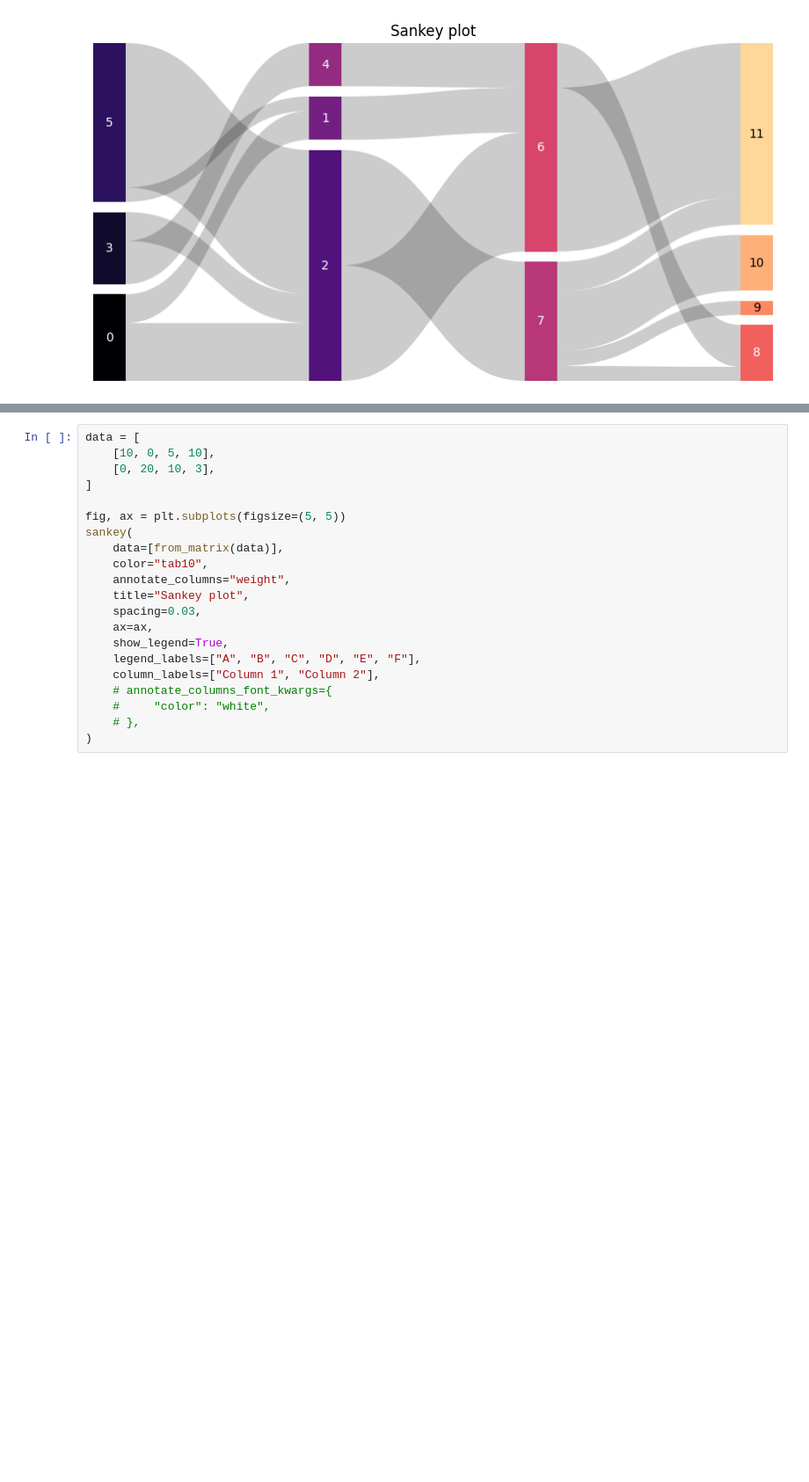
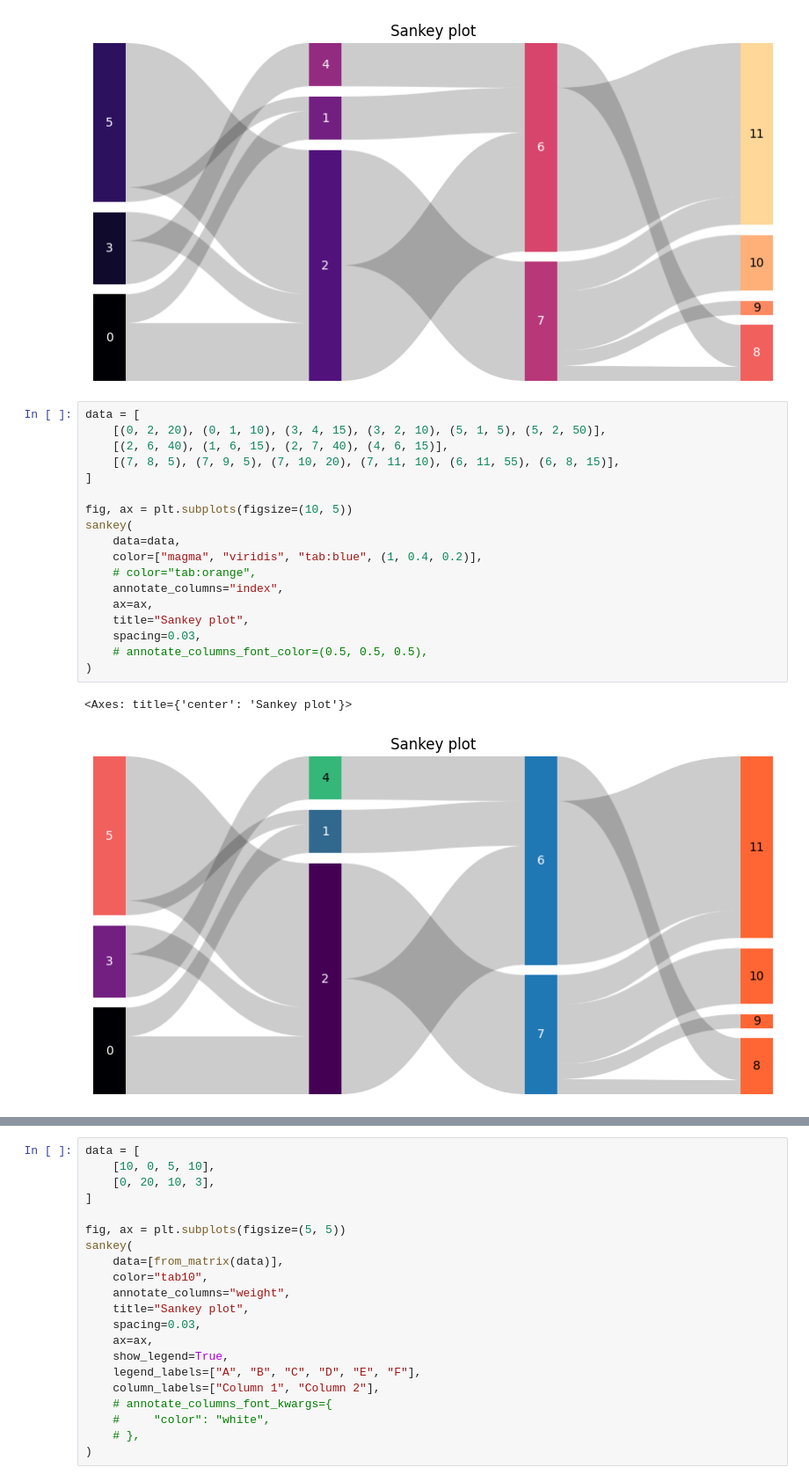
Before and after one commit to harryhaller001/matplotlib-sankey, a Jupyter notebook: dev/testing.ipynb, the cells around one changed output, grey strips where cells are left out. Shown at 88% size. Drawn from its saved outputs; the diff is of its cells as text; blank space fills up the shorter version.

```diff
--- a/dev/testing.ipynb
+++ b/dev/testing.ipynb
@@ -29,6 +33,27 @@ sankey(
 # %% [output]
 <Axes: title={'center': 'Sankey plot'}>
 [figure]
+# %%
+data = [
+    [(0, 2, 20), (0, 1, 10), (3, 4, 15), (3, 2, 10), (5, 1, 5), (5, 2, 50)],
+    [(2, 6, 40), (1, 6, 15), (2, 7, 40), (4, 6, 15)],
+    [(7, 8, 5), (7, 9, 5), (7, 10, 20), (7, 11, 10), (6, 11, 55), (6, 8, 15)],
+]
+
+fig, ax = plt.subplots(figsize=(10, 5))
+sankey(
+    data=data,
+    color=["magma", "viridis", "tab:blue", (1, 0.4, 0.2)],
+    # color="tab:orange",
+    annotate_columns="index",
+    ax=ax,
+    title="Sankey plot",
+    spacing=0.03,
+    # annotate_columns_font_color=(0.5, 0.5, 0.5),
+)
+# %% [output]
+<Axes: title={'center': 'Sankey plot'}>
+[figure, added]
 # %%
 data = [
     [
```
Also changed, not shown: parts of 4 cells of this notebook, 1 other file.
